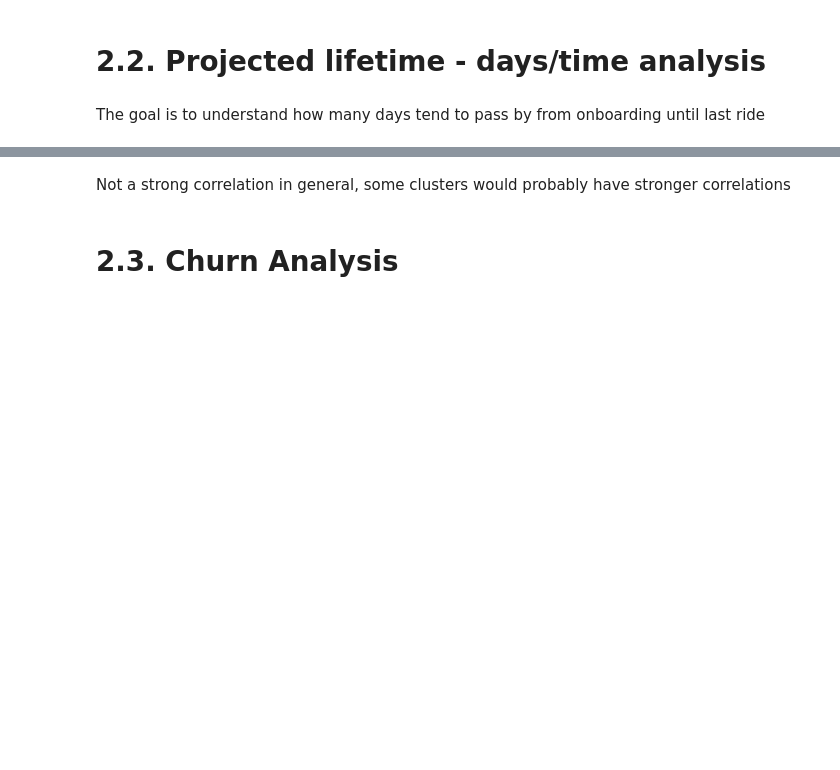
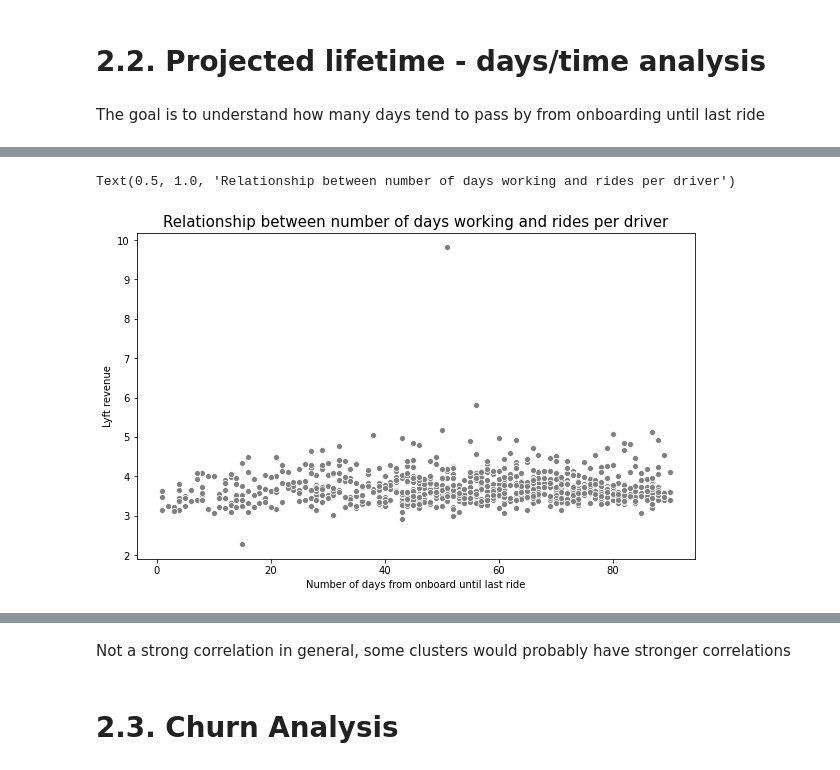
Before and after one commit to Brunadiasmiguel/challenge_drive, a Jupyter notebook: data_wrangling.ipynb, the cells around one changed output, grey strips where cells are left out. Drawn from its saved outputs; the diff is of its cells as text; code cells hidden in the pictures; blank space fills up the shorter version.

```diff
--- a/data_wrangling.ipynb
+++ b/data_wrangling.ipynb
@@ -737,16 +1002,19 @@ plt.title("Relationship Between Number of Active Days and Rides per Driver", siz
 # %%
 # scatter plot for revenue and number of rides
 
 fig, ax = plt.subplots(figsize=(10,6))
 sns.scatterplot(data=avg_nr_rides_df,
                 x="time_onboard_to_last_ride",
                 y="lyft_total_revenue_ride$",
-                color="magenta",
+                color="grey",
                 ax=ax);
 
 plt.xlabel("Number of days from onboard until last ride", size=10)
 plt.ylabel("Lyft revenue", size=10)
 plt.title("Relationship between number of days working and rides per driver", size=15)
+# %% [output]
+Text(0.5, 1.0, 'Relationship between number of days working and rides per driver')
+[figure, added]
 # %%
 # check linear regression with both
 
```
Also changed, not shown: parts of 73 cells of this notebook.
